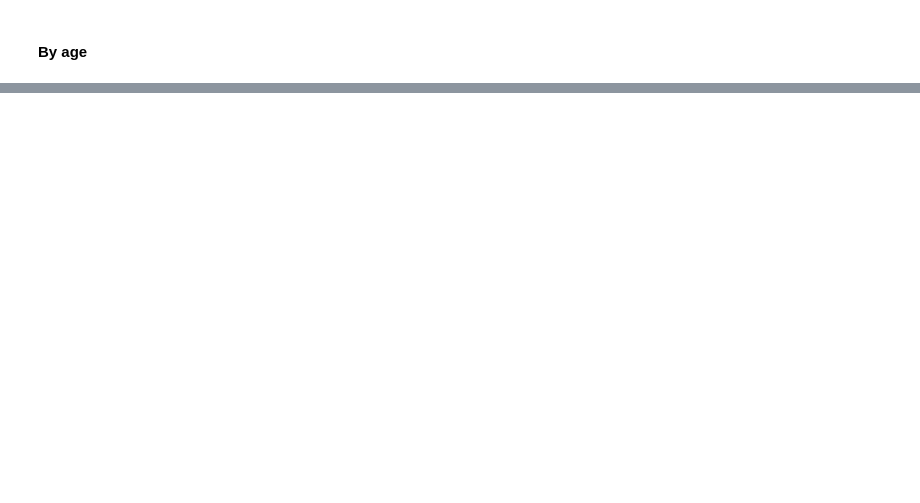
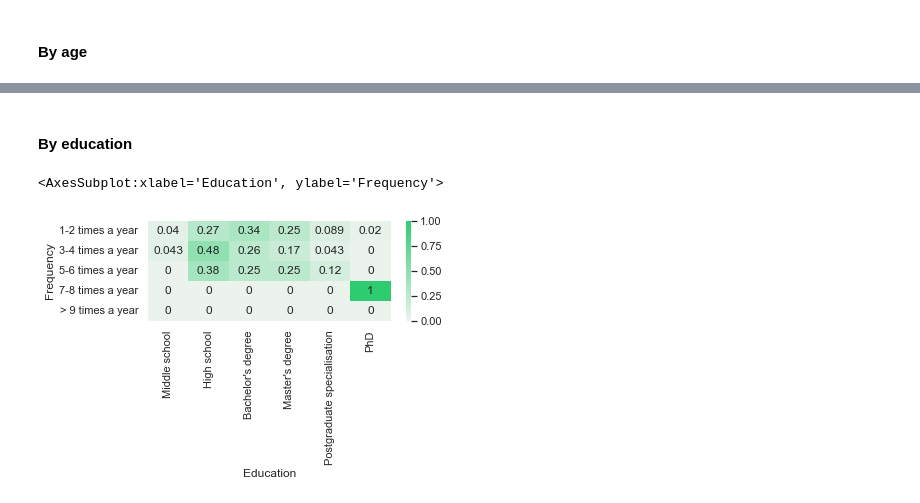
Before and after one commit to mksoc/thesis_data_analysis, a Jupyter notebook: src/survey_analysis.ipynb, the cells around one changed output, grey strips where cells are left out. Saved outputs shown, nothing was run; the diff lists cells and outputs as text; code cells hidden in the pictures; blank space fills up the shorter version.

```diff
--- a/src/survey_analysis.ipynb
+++ b/src/survey_analysis.ipynb
@@ -599,0 +614,8 @@ pcfg.save_fig('test')
+# %% [markdown]
+#### By education
+# %%
+by_education = pd.crosstab(df['Frequency'], df['Education'], normalize='index', dropna=False)
+sns.heatmap(by_education, cmap=cmap, annot=True)
+# %% [output]
+<AxesSubplot:xlabel='Education', ylabel='Frequency'>
+[figure, added]
```
Also changed, not shown: parts of 56 cells of this notebook.
